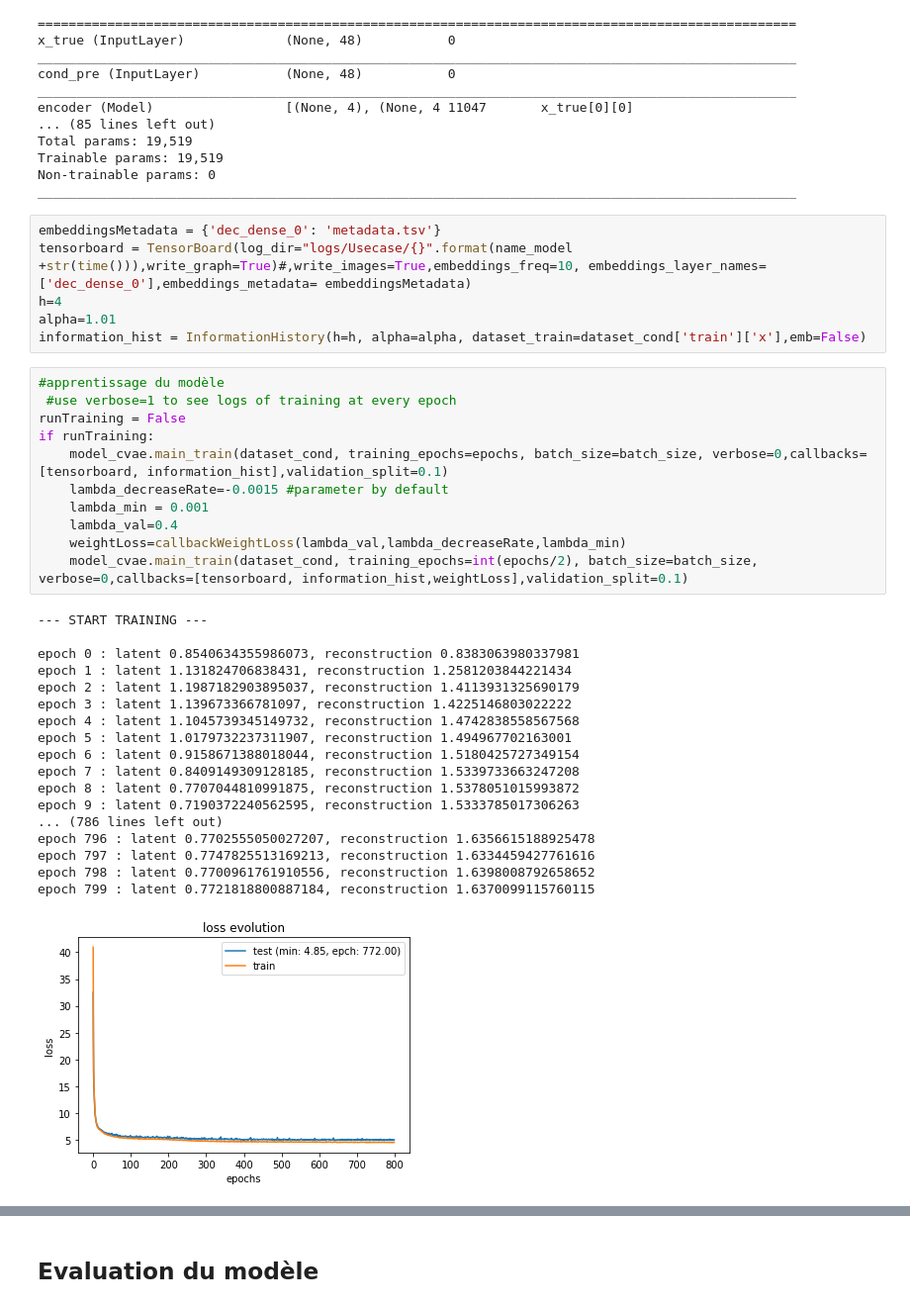
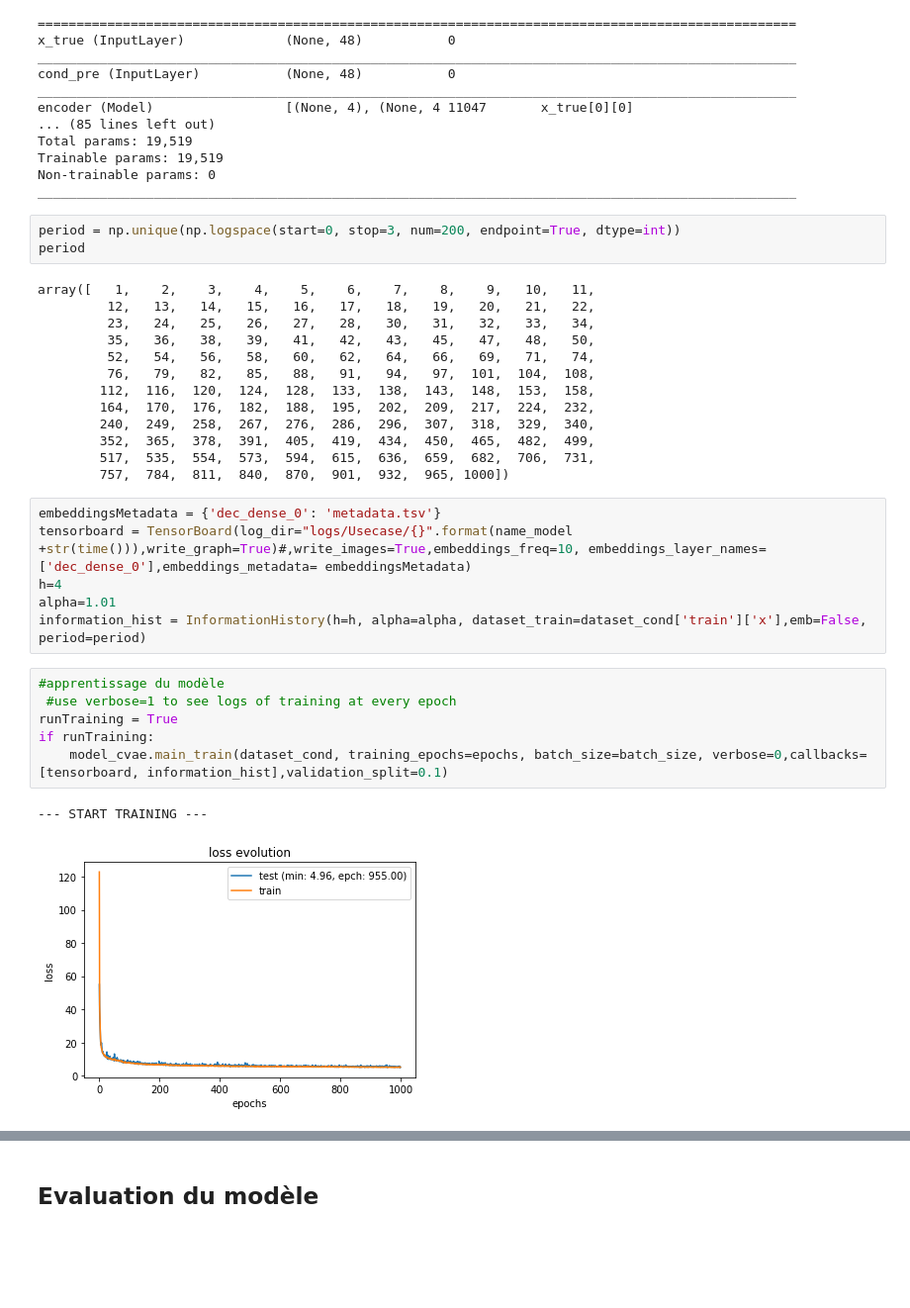
Before and after one commit to marota/Autoencoder_Embedding_Expert_Caracteristion_, a Jupyter notebook: notebooks/Usecase_CVAE.ipynb, the cells around one changed output, grey strips where cells are left out. Shown at 99% size. Cells and saved outputs as stored; diff of their text form; blank space fills up the shorter version.

```diff
--- a/notebooks/Usecase_CVAE.ipynb
+++ b/notebooks/Usecase_CVAE.ipynb
@@ -779,42 +785,37 @@ Total params: 19,519
 Trainable params: 19,519
 Non-trainable params: 0
 __________________________________________________________________________________________________
+# %%
+period = np.unique(np.logspace(start=0, stop=3, num=200, endpoint=True, dtype=int))
+period
+# %% [output]
+array([   1,    2,    3,    4,    5,    6,    7,    8,    9,   10,   11,
+         12,   13,   14,   15,   16,   17,   18,   19,   20,   21,   22,
+         23,   24,   25,   26,   27,   28,   30,   31,   32,   33,   34,
+         35,   36,   38,   39,   41,   42,   43,   45,   47,   48,   50,
+         52,   54,   56,   58,   60,   62,   64,   66,   69,   71,   74,
+         76,   79,   82,   85,   88,   91,   94,   97,  101,  104,  108,
+        112,  116,  120,  124,  128,  133,  138,  143,  148,  153,  158,
+        164,  170,  176,  182,  188,  195,  202,  209,  217,  224,  232,
+        240,  249,  258,  267,  276,  286,  296,  307,  318,  329,  340,
+        352,  365,  378,  391,  405,  419,  434,  450,  465,  482,  499,
+        517,  535,  554,  573,  594,  615,  636,  659,  682,  706,  731,
+        757,  784,  811,  840,  870,  901,  932,  965, 1000])
 # %%
 embeddingsMetadata = {'dec_dense_0': 'metadata.tsv'}
 tensorboard = TensorBoard(log_dir="logs/Usecase/{}".format(name_model +str(time())),write_graph=True)#,write_images=True,embeddings_freq=10, embeddings_layer_names=['dec_dense_0'],embeddings_metadata= embeddingsMetadata)
 h=4
 alpha=1.01
-information_hist = InformationHistory(h=h, alpha=alpha, dataset_train=dataset_cond['train']['x'],emb=False)
+information_hist = InformationHistory(h=h, alpha=alpha, dataset_train=dataset_cond['train']['x'],emb=False, period=period)
 # %%
 #apprentissage du modèle
  #use verbose=1 to see logs of training at every epoch
-runTraining = False
+runTraining = True
 if runTraining:
     model_cvae.main_train(dataset_cond, training_epochs=epochs, batch_size=batch_size, verbose=0,callbacks=[tensorboard, information_hist],validation_split=0.1)
-    lambda_decreaseRate=-0.0015 #parameter by default
-    lambda_min = 0.001
-    lambda_val=0.4
-    weightLoss=callbackWeightLoss(lambda_val,lambda_decreaseRate,lambda_min)
-    model_cvae.main_train(dataset_cond, training_epochs=int(epochs/2), batch_size=batch_size, verbose=0,callbacks=[tensorboard, information_hist,weightLoss],validation_split=0.1)
 # %% [output]
 --- START TRAINING ---
-
-epoch 0 : latent 0.8540634355986073, reconstruction 0.8383063980337981
-epoch 1 : latent 1.131824706838431, reconstruction 1.2581203844221434
-epoch 2 : latent 1.1987182903895037, reconstruction 1.4113931325690179
-epoch 3 : latent 1.139673366781097, reconstruction 1.4225146803022222
-epoch 4 : latent 1.1045739345149732, reconstruction 1.4742838558567568
-epoch 5 : latent 1.0179732237311907, reconstruction 1.494967702163001
-epoch 6 : latent 0.9158671388018044, reconstruction 1.5180425727349154
-epoch 7 : latent 0.8409149309128185, reconstruction 1.5339733663247208
-epoch 8 : latent 0.7707044810991875, reconstruction 1.5378051015993872
-epoch 9 : latent 0.7190372240562595, reconstruction 1.5333785017306263
-... (786 lines left out)
-epoch 796 : latent 0.7702555050027207, reconstruction 1.6356615188925478
-epoch 797 : latent 0.7747825513169213, reconstruction 1.6334459427761616
-epoch 798 : latent 0.7700961761910556, reconstruction 1.6398008792658652
-epoch 799 : latent 0.7721818800887184, reconstruction 1.6370099115760115
-[figure, old version]
+[figure, new version]
 # %%
 x = dataset_cond['train']['x'][0]
 
```
Also changed, not shown: parts of 8 cells of this notebook, 6 other files.
